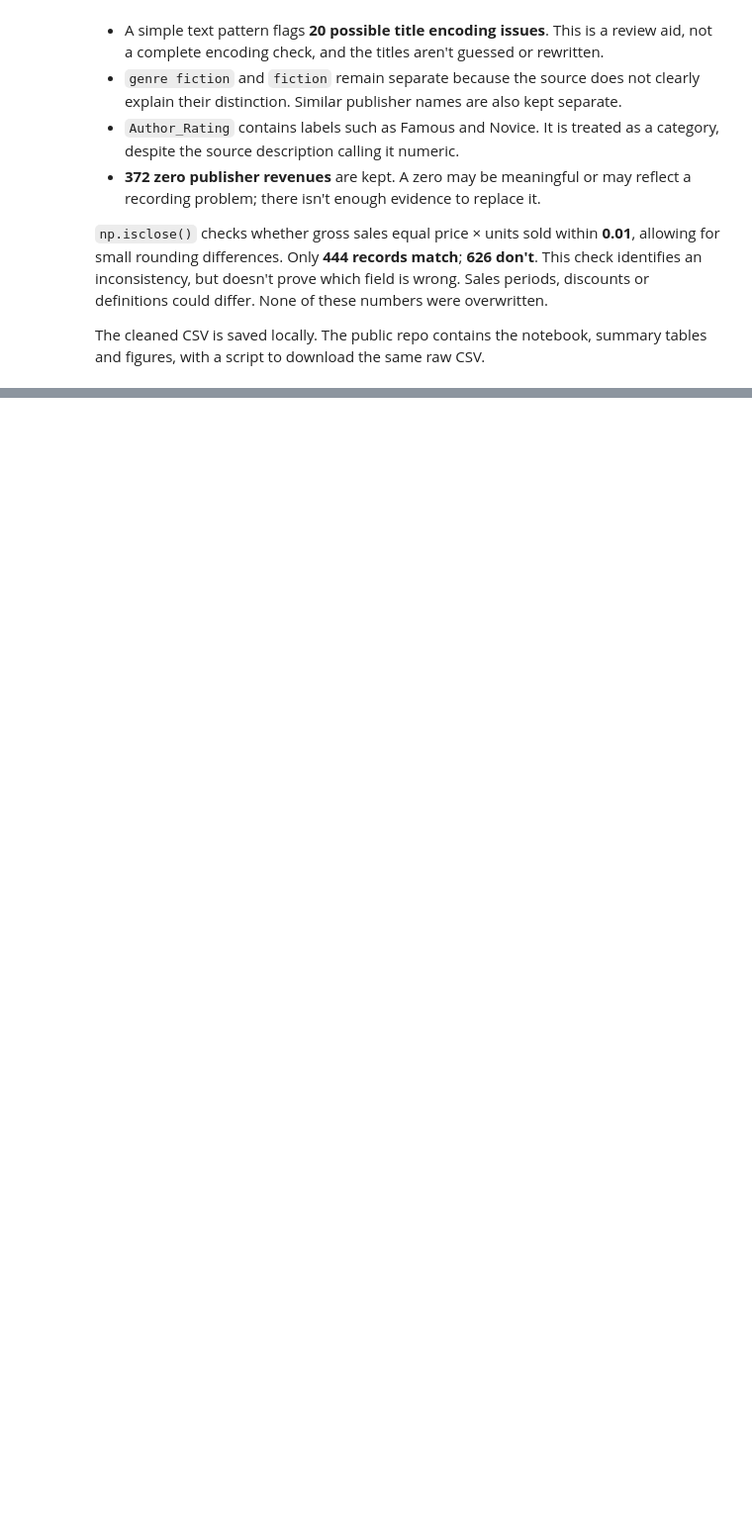
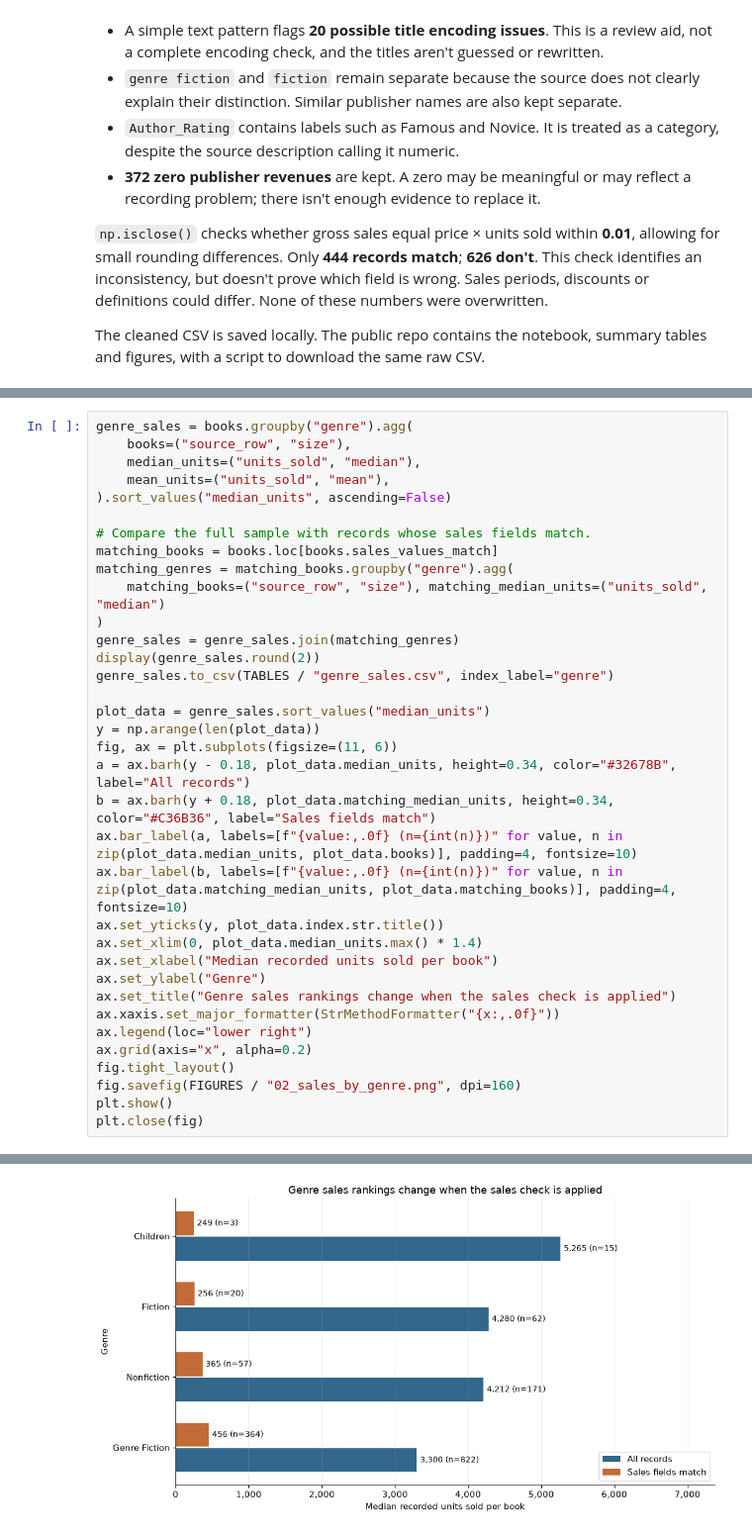
Before and after one commit to miqyd0104/books-sales-analysis, a Jupyter notebook: notebooks/01_books_exploration.ipynb, the cells around one changed output, grey strips where cells are left out. Shown at 99% size. Cells and saved outputs as stored; diff of their text form; blank space fills up the shorter version.

```diff
--- a/notebooks/01_books_exploration.ipynb
+++ b/notebooks/01_books_exploration.ipynb
@@ -283,0 +327,36 @@ The cleaned CSV is saved locally. The public repo contains the notebook, summary
+# %%
+genre_sales = books.groupby("genre").agg(
+    books=("source_row", "size"),
+    median_units=("units_sold", "median"),
+    mean_units=("units_sold", "mean"),
+).sort_values("median_units", ascending=False)
+
+# Compare the full sample with records whose sales fields match.
+matching_books = books.loc[books.sales_values_match]
+matching_genres = matching_books.groupby("genre").agg(
+    matching_books=("source_row", "size"), matching_median_units=("units_sold", "median")
+)
+genre_sales = genre_sales.join(matching_genres)
+display(genre_sales.round(2))
+genre_sales.to_csv(TABLES / "genre_sales.csv", index_label="genre")
+
+plot_data = genre_sales.sort_values("median_units")
+y = np.arange(len(plot_data))
+fig, ax = plt.subplots(figsize=(11, 6))
+a = ax.barh(y - 0.18, plot_data.median_units, height=0.34, color="#32678B", label="All records")
+b = ax.barh(y + 0.18, plot_data.matching_median_units, height=0.34, color="#C36B36", label="Sales fields match")
+ax.bar_label(a, labels=[f"{value:,.0f} (n={int(n)})" for value, n in zip(plot_data.median_units, plot_data.books)], padding=4, fontsize=10)
+ax.bar_label(b, labels=[f"{value:,.0f} (n={int(n)})" for value, n in zip(plot_data.matching_median_units, plot_data.matching_books)], padding=4, fontsize=10)
+ax.set_yticks(y, plot_data.index.str.title())
+ax.set_xlim(0, plot_data.median_units.max() * 1.4)
+ax.set_xlabel("Median recorded units sold per book")
+ax.set_ylabel("Genre")
+ax.set_title("Genre sales rankings change when the sales check is applied")
+ax.xaxis.set_major_formatter(StrMethodFormatter("{x:,.0f}"))
+ax.legend(loc="lower right")
+ax.grid(axis="x", alpha=0.2)
+fig.tight_layout()
+fig.savefig(FIGURES / "02_sales_by_genre.png", dpi=160)
+plt.show()
+plt.close(fig)
+# %% [output]
@@ -283,0 +369 @@ The cleaned CSV is saved locally. The public repo contains the notebook, summary
+[figure, added]
```
Also changed, not shown: parts of 13 cells of this notebook, 13 other files.
